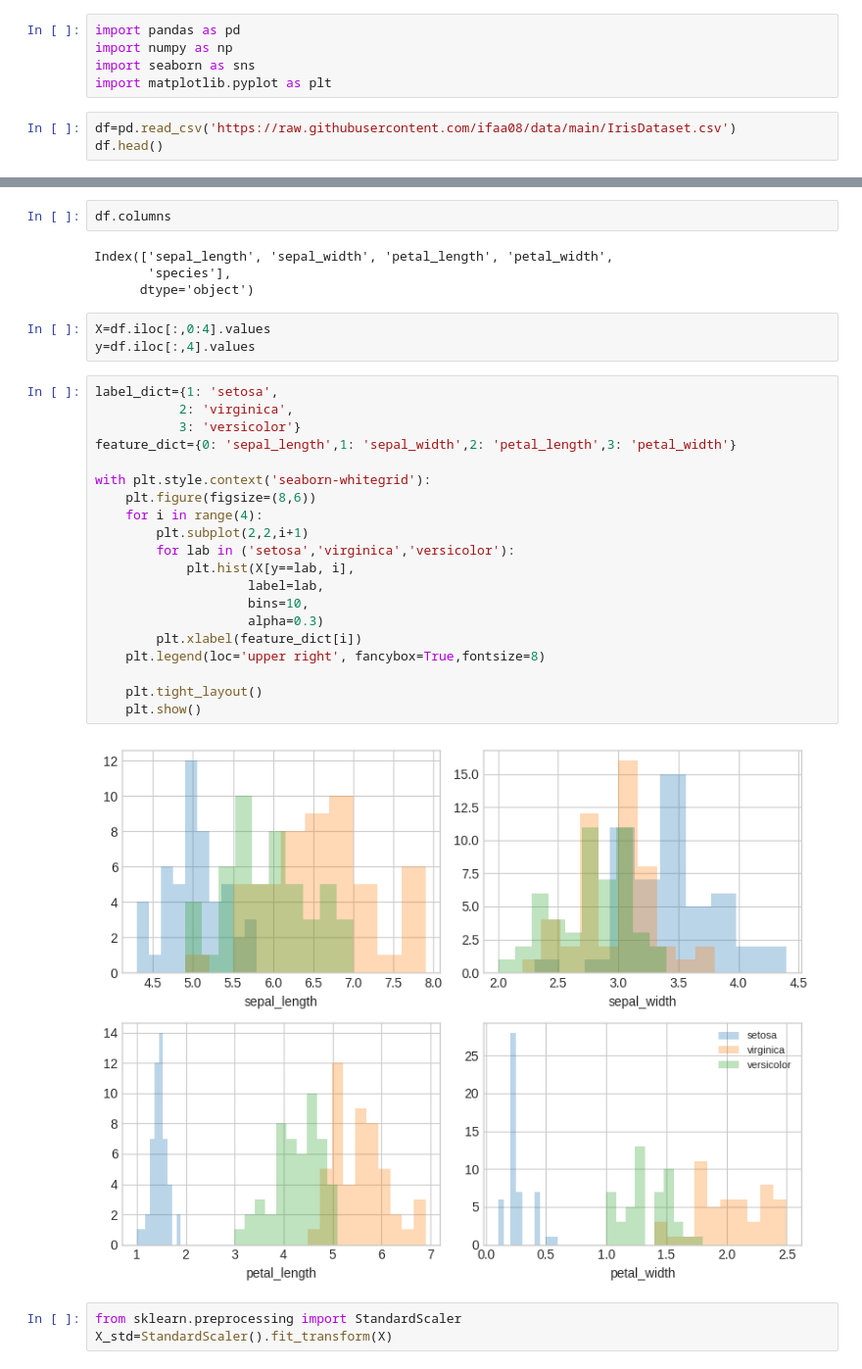
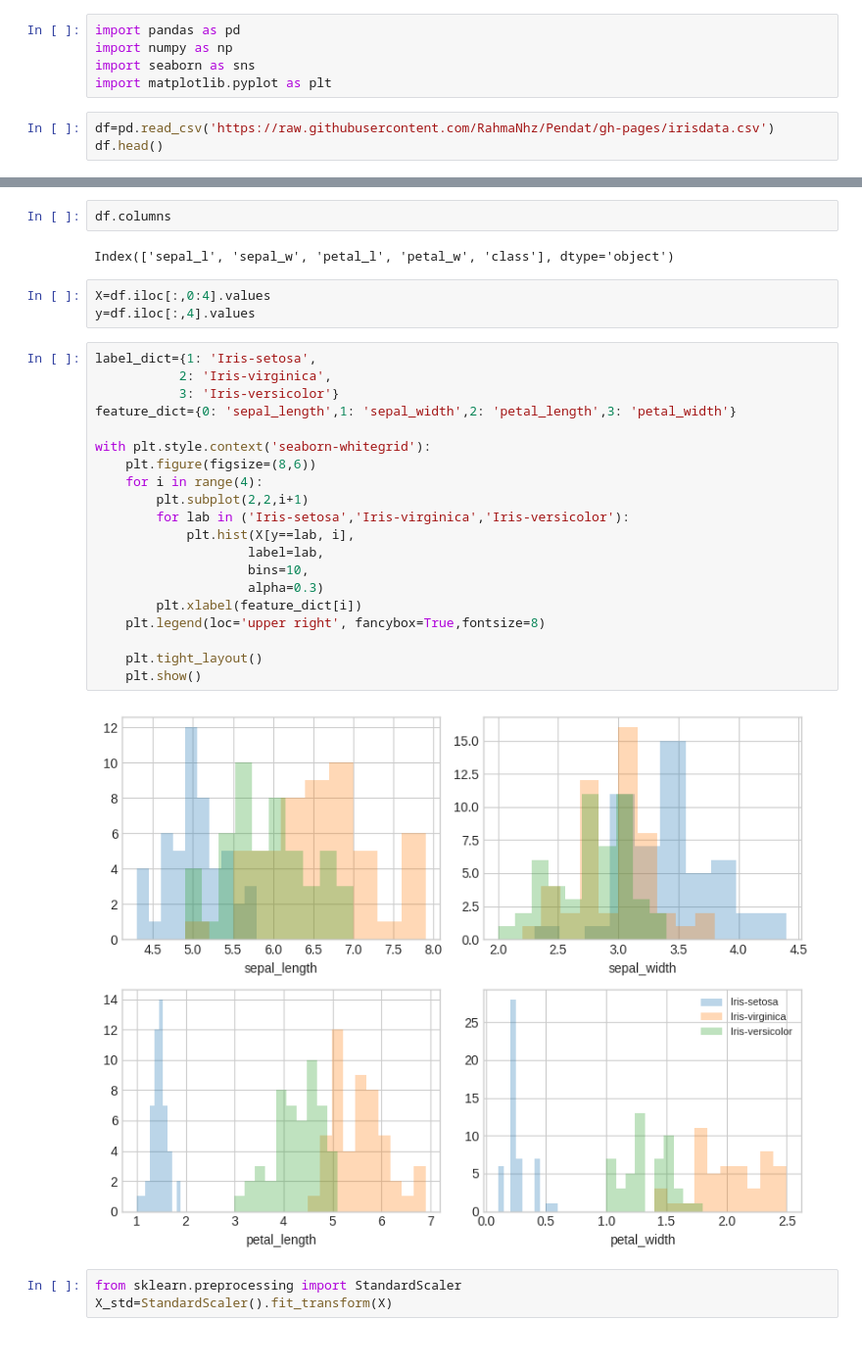
Before and after one commit to RahmaNhz/Pendat, a Jupyter notebook: _sources/ANNBPPCA.ipynb, the cells around one changed output, grey strips where cells are left out. Shown: that part at 98% size. Saved outputs shown, nothing was run; the diff lists cells and outputs as text.

```diff
--- a/_sources/ANNBPPCA.ipynb
+++ b/_sources/ANNBPPCA.ipynb
@@ -6,6 +6,6 @@ import numpy as np
 import seaborn as sns
 import matplotlib.pyplot as plt
 # %%
-df=pd.read_csv('https://raw.githubusercontent.com/ifaa08/data/main/IrisDataset.csv')
+df=pd.read_csv('https://raw.githubusercontent.com/RahmaNhz/Pendat/gh-pages/irisdata.csv')
 df.head()
 # %% [output]
@@ -25,34 +25,32 @@ Name: species, dtype: int64
 # %%
 df.columns
 # %% [output]
-Index(['sepal_length', 'sepal_width', 'petal_length', 'petal_width',
-       'species'],
-      dtype='object')
+Index(['sepal_l', 'sepal_w', 'petal_l', 'petal_w', 'class'], dtype='object')
 # %%
 X=df.iloc[:,0:4].values
 y=df.iloc[:,4].values
 # %%
-label_dict={1: 'setosa',
-           2: 'virginica',
-           3: 'versicolor'}
+label_dict={1: 'Iris-setosa',
+           2: 'Iris-virginica',
+           3: 'Iris-versicolor'}
 feature_dict={0: 'sepal_length',1: 'sepal_width',2: 'petal_length',3: 'petal_width'}
 
 with plt.style.context('seaborn-whitegrid'):
     plt.figure(figsize=(8,6))
     for i in range(4):
         plt.subplot(2,2,i+1)
-        for lab in ('setosa','virginica','versicolor'):
+        for lab in ('Iris-setosa','Iris-virginica','Iris-versicolor'):
             plt.hist(X[y==lab, i],
                     label=lab,
                     bins=10,
                     alpha=0.3)
         plt.xlabel(feature_dict[i])
     plt.legend(loc='upper right', fancybox=True,fontsize=8)
 
     plt.tight_layout()
     plt.show()
 # %% [output]
-[figure, old version]
+[figure, new version]
 # %%
 from sklearn.preprocessing import StandardScaler
 X_std=StandardScaler().fit_transform(X)
```
Also changed, not shown: parts of 9 cells of this notebook, 15 other files.
